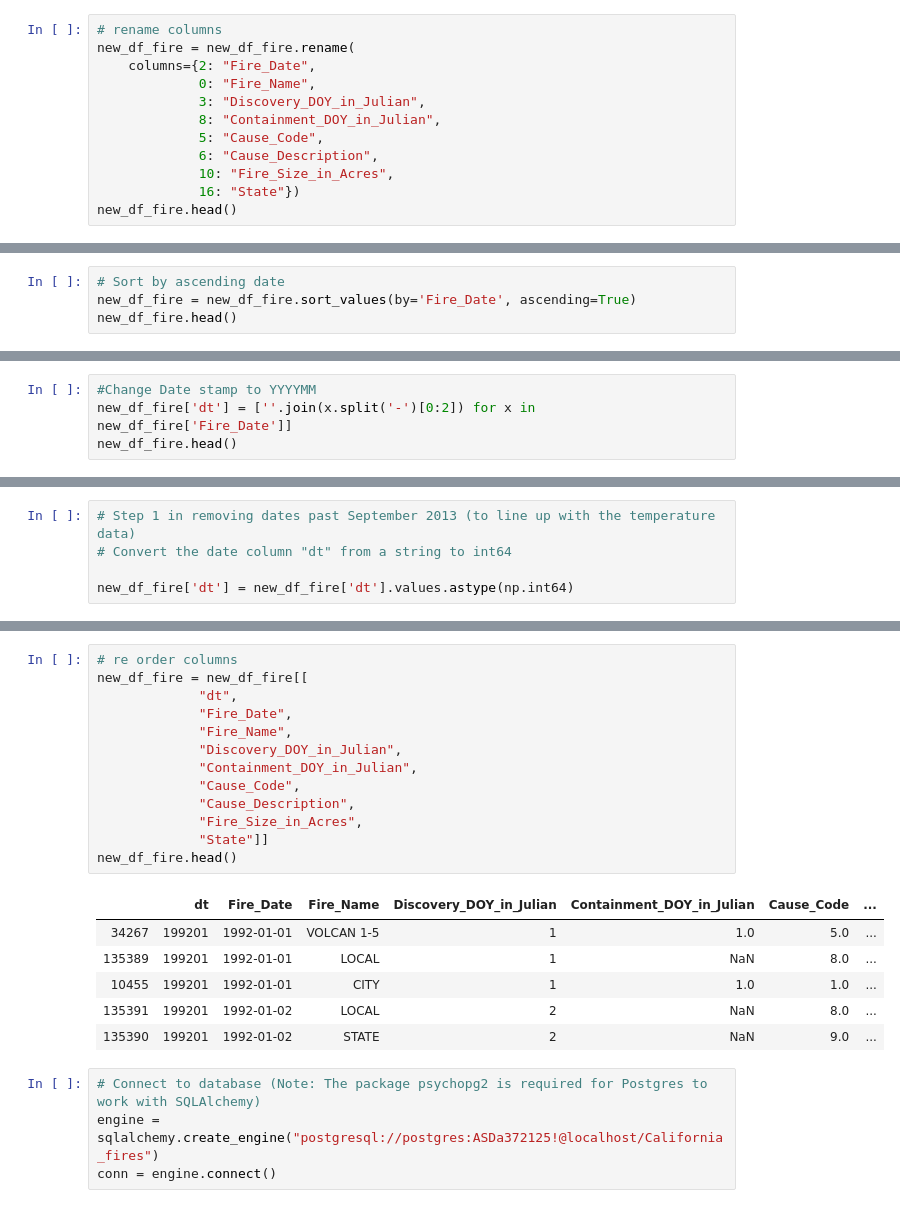
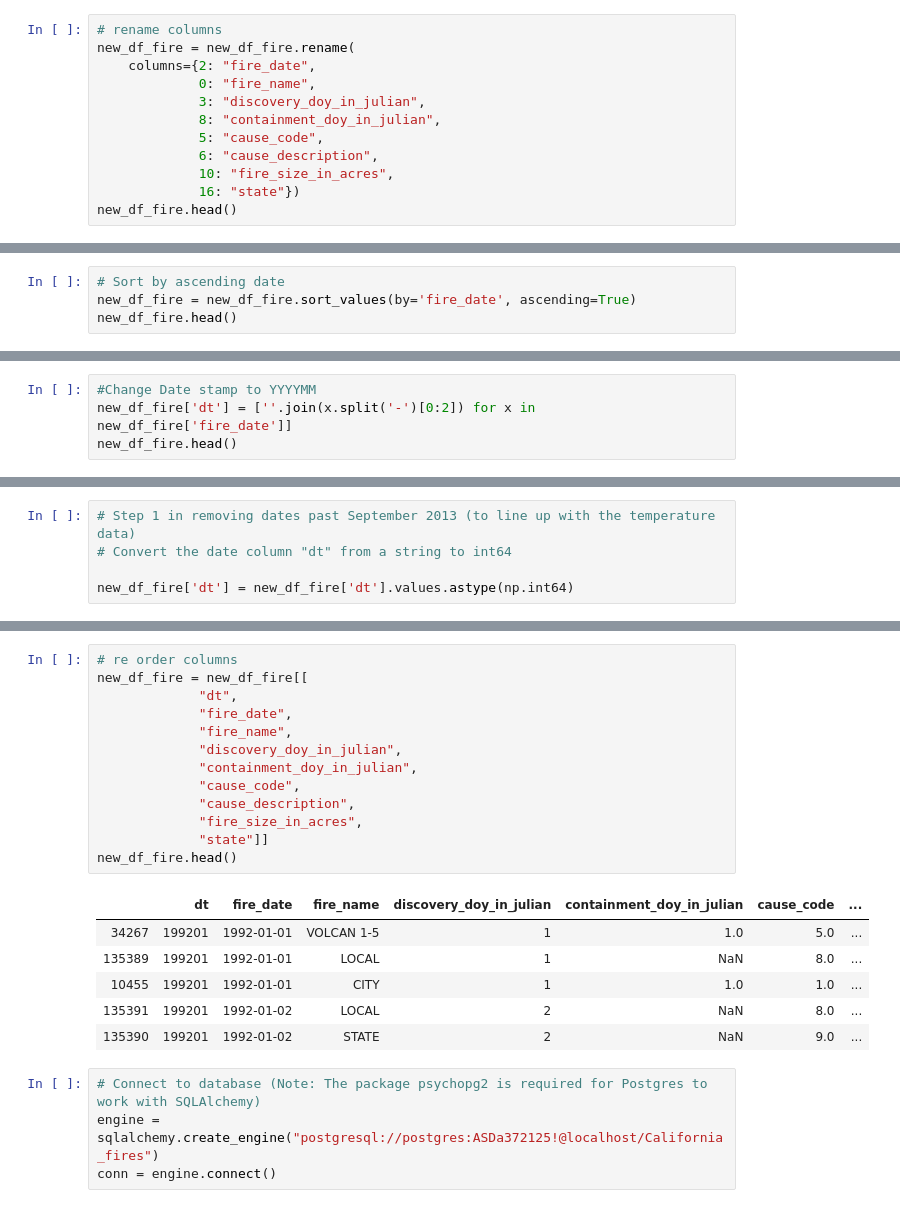
Before and after one commit to arjunng/ETL-Project, a Jupyter notebook: ETL_project_Final.ipynb, the cells around one changed output, grey strips where cells are left out. Saved outputs shown, nothing was run; the diff lists cells and outputs as text.

```diff
--- a/ETL_project_Final.ipynb
+++ b/ETL_project_Final.ipynb
@@ -51,13 +51,13 @@ new_df_fire.head()
 # %%
 # rename columns
 new_df_fire = new_df_fire.rename(
-    columns={2: "Fire_Date",
-             0: "Fire_Name",
-             3: "Discovery_DOY_in_Julian",
-             8: "Containment_DOY_in_Julian",
-             5: "Cause_Code",
-             6: "Cause_Description",
-             10: "Fire_Size_in_Acres",
-             16: "State"})
+    columns={2: "fire_date",
+             0: "fire_name",
+             3: "discovery_doy_in_julian",
+             8: "containment_doy_in_julian",
+             5: "cause_code",
+             6: "cause_description",
+             10: "fire_size_in_acres",
+             16: "state"})
 new_df_fire.head()
 # %% [output]
@@ -69,6 +69,6 @@ new_df_fire.head()
 | 4 | 2004-06-28 | STEVENOT | 180 | 185.0 | 1.0 | Lightning | ... |
 # %%
 # Sort by ascending date
-new_df_fire = new_df_fire.sort_values(by='Fire_Date', ascending=True)
+new_df_fire = new_df_fire.sort_values(by='fire_date', ascending=True)
 new_df_fire.head()
 # %% [output]
@@ -80,6 +80,6 @@ new_df_fire.head()
 | 135390 | 1992-01-02 | STATE | 2 | NaN | 9.0 | Miscellaneous | ... |
 # %%
 #Change Date stamp to YYYYMM
-new_df_fire['dt'] = [''.join(x.split('-')[0:2]) for x in new_df_fire['Fire_Date']]
+new_df_fire['dt'] = [''.join(x.split('-')[0:2]) for x in new_df_fire['fire_date']]
 new_df_fire.head()
 # %% [output]
@@ -112,18 +112,18 @@ new_df_fire.tail()
 # %%
 # re order columns
 new_df_fire = new_df_fire[[
              "dt",
-             "Fire_Date",
-             "Fire_Name",
-             "Discovery_DOY_in_Julian",
-             "Containment_DOY_in_Julian",
-             "Cause_Code",
-             "Cause_Description",
-             "Fire_Size_in_Acres",
-             "State"]]
+             "fire_date",
+             "fire_name",
+             "discovery_doy_in_julian",
+             "containment_doy_in_julian",
+             "cause_code",
+             "cause_description",
+             "fire_size_in_acres",
+             "state"]]
 new_df_fire.head()
 # %% [output]
-|  | dt | Fire_Date | Fire_Name | Discovery_DOY_in_Julian | Containment_DOY_in_Julian | Cause_Code | ... |
+|  | dt | fire_date | fire_name | discovery_doy_in_julian | containment_doy_in_julian | cause_code | ... |
 | 34267 | 199201 | 1992-01-01 | VOLCAN 1-5 | 1 | 1.0 | 5.0 | ... |
 | 135389 | 199201 | 1992-01-01 | LOCAL | 1 | NaN | 8.0 | ... |
 | 10455 | 199201 | 1992-01-01 | CITY | 1 | 1.0 | 1.0 | ... |
```
Also changed, not shown: parts of 12 cells of this notebook, 1 other file.
